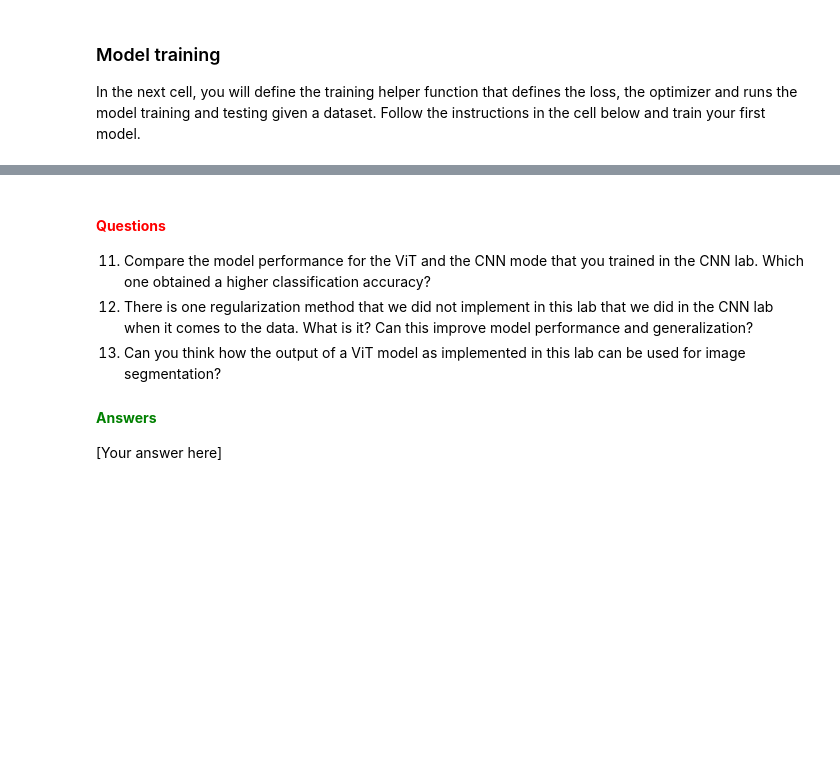
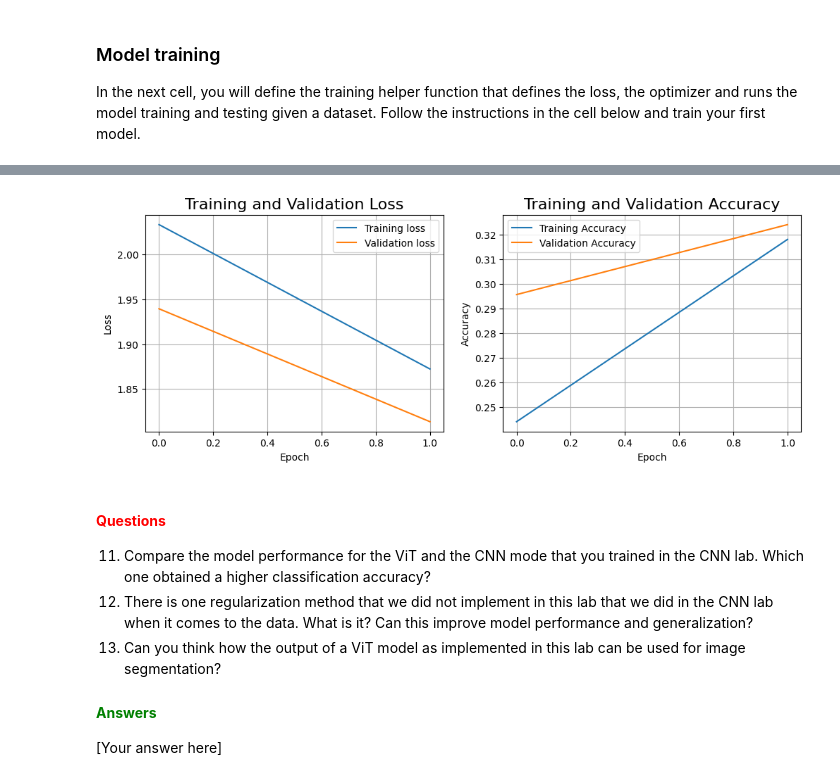
Before and after one commit to PranavC225/732A82_Deep_Learning, a Jupyter notebook: 5_Transformers/Vision_transformers.ipynb, the cells around one changed output, grey strips where cells are left out. Cells and saved outputs as stored; diff of their text form; code cells hidden in the pictures; blank space fills up the shorter version.

```diff
--- a/5_Transformers/Vision_transformers.ipynb
+++ b/5_Transformers/Vision_transformers.ipynb
@@ -550,7 +543,7 @@ from utilities import create_vit_classifier
 
 model_params = {
     # dataset information
-    "input_shape": (224, 224, 3),  # typical input shape for ViT
+    "input_shape": (32, 32, 3),  # typical input shape for ViT
     "num_classes": 1000,           # adjust based on your dataset
     # patch configuration
     "patch_size": 16,
@@ -558,9 +551,9 @@ model_params = {
     "embedding_proj_dim": 768,
     # transformer encoder
     "num_heads": 12,
-    "msg_proj_dim": 768,
+    "msa_proj_dim": 768,
     "transformer_layers": 12,
-    "msg_dropout_rate": 0.1,
+    "msa_dropout_rate": 0.1,
     # classification head
     "mlp_classification_head_units": [3072],
     "mlp_classification_head_dropout_rate": 0.5
@@ -638,9 +647,7 @@ def run_experiment(
     # ============================================
 
     # We define additional metrics to track during training and a callback to save the best model
-    metrics = [
-        SparseCategoricalAccuracy(name="accuracy")
-        ]
+    metrics = [SparseCategoricalAccuracy(name="accuracy")]
 
     # define auxiliary callback (save the best model based on validation accuracy)
     checkpoint_filepath = os.path.join(ckpt_path, "checkpoint.weights.h5")
@@ -685,15 +692,16 @@ def run_experiment(
     return history
 # %%
 # Train the ViT model
-history = run_experiment(
+printhistory = run_experiment(
     model=vit,  # Your created ViT model
-    training_data=(Xtrain, y_train),
-    validation_data=(x_val, y_val),
+    training_data=(Xtrain, Ytrain),
+    validation_data=(Xval, Yval),
     test_data=(Xtest, Ytest),
-    epochs=20,
-    batch_size=32,
+    epochs=2,
+    batch_size=64,
     learning_rate=1e-4
 )
 
 # Plot the training history
-plot_classifier_training_history(history)
+plot_classifier_training_history(printhistory)
+# %% [output]
@@ -700,3 +723,4 @@ plot_classifier_training_history(history)
+[figure, added]
 # %% [markdown]
 #### **<span style="color:red">Questions</span>**
 11. Compare the model performance for the ViT and the CNN mode that you trained in the CNN lab. Which one obtained a higher classification accuracy?
```
Also changed, not shown: parts of 6 cells of this notebook.
